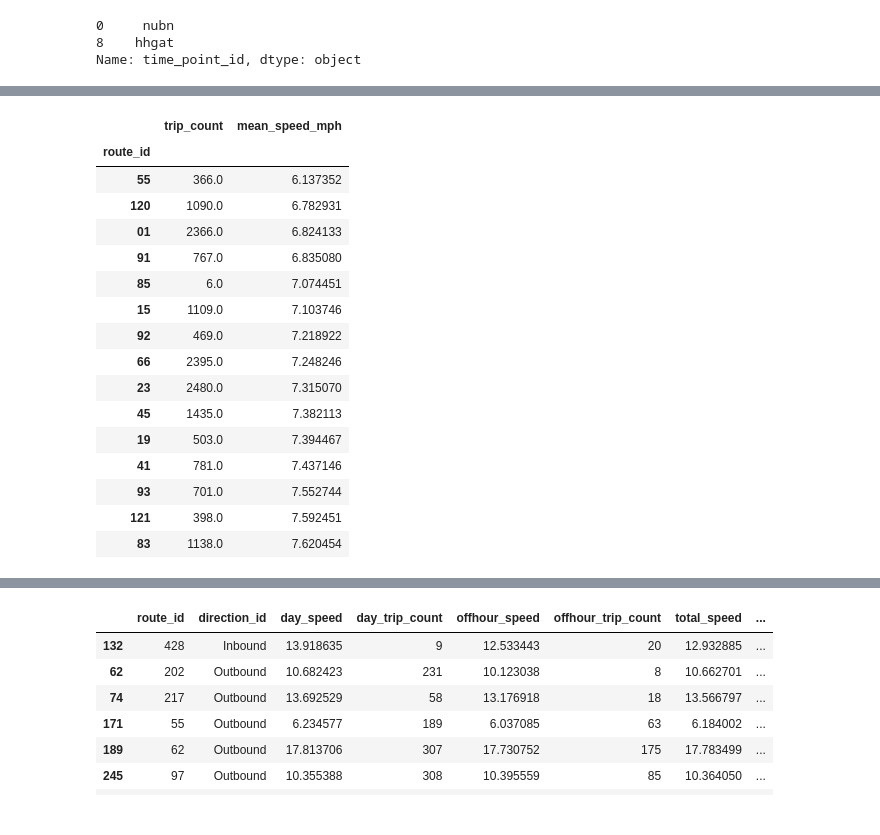
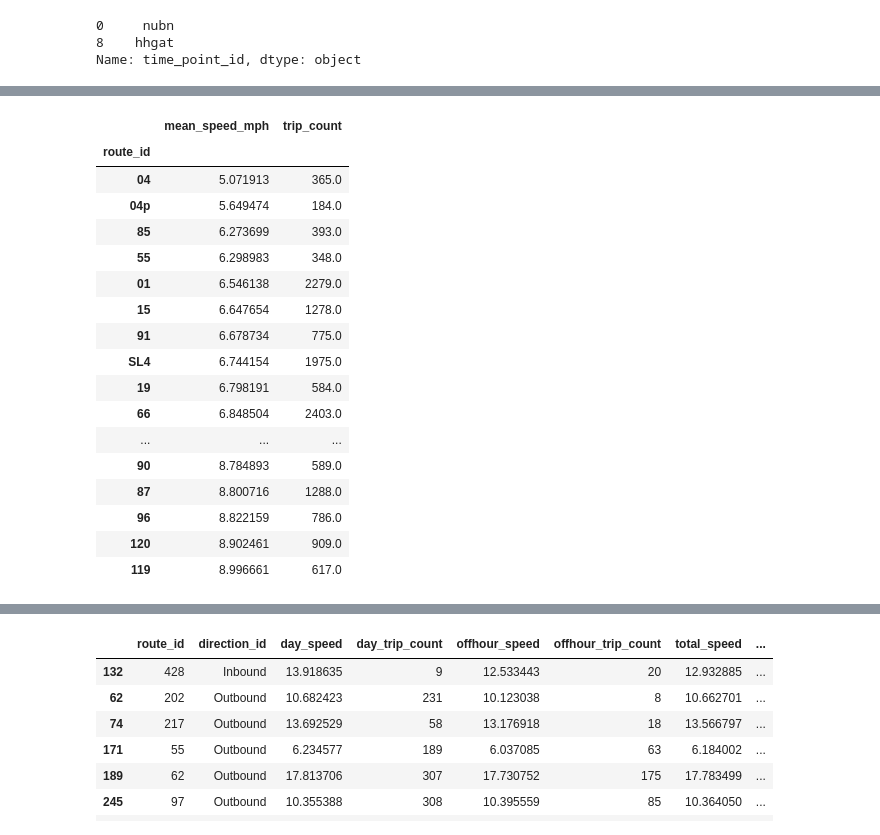
Before and after one commit to transitmatters/bunching-reports, a Jupyter notebook: pokey.ipynb, the cells around one changed output, grey strips where cells are left out. Saved outputs shown, nothing was run; the diff lists cells and outputs as text; code cells hidden in the pictures.

```diff
--- a/pokey.ipynb
+++ b/pokey.ipynb
@@ -160,5 +191,5 @@ def get_rep_trip_id(route_id, dir_id):
 # %%
-all_trips = pd.read_csv("./data/gtfs_archives/20230607/trips.txt")
+all_trips = pd.read_csv("./data/gtfs_archives/20230914/trips.txt")
 def get_shape_id(rep_trip_id):
     trip = all_trips.loc[all_trips.trip_id == rep_trip_id]
     return trip.iloc[0].shape_id
@@ -167,17 +198,42 @@ import numpy as np
 np.seterr(invalid='ignore')
 def get_speed(subset):
     return subset.distance.sum() / subset.actual.sum().total_seconds() * MPH_CONVERT
+# %%
+def get_gtfs_route_id(rid):
+    if rid == 'SL1':
+        return '741'
+    if rid == 'SL2':
+        return '742'
+    if rid == "SL4":
+        return '751'
+    if rid == 'SL5':
+        return '749'
+    if rid == 'CT2':
+        return '747'
+    if rid == 'CT3':
+        return '708'
+    return rid
 # %%
 pokey = []
-for route_id in ['120']:#all_data.route_id.unique():
+for route_id in ['29']:#np.append(all_data.route_id.unique(), ['04a', '04p']):
+    if route_id in ['191','194','192','193']:
+        continue
     perroute = []
     for direction_id in ["Outbound", "Inbound"]:
-        rep_trip_id = get_rep_trip_id(route_id, direction_id)
+        rep_trip_id = get_rep_trip_id(get_gtfs_route_id(route_id), direction_id)
         if not rep_trip_id:
             continue
         shape_id = get_shape_id(rep_trip_id)
         data = all_data.loc[(all_data.route_id == route_id) & (all_data.direction_id == direction_id)]
-        popular = get_timepoints2(data)
+        if route_id == '04a':
+            data = all_data.loc[(all_data.route_id == '04') & (all_data.direction_id == direction_id) & (all_data.actual.dt.hour < 12)]
+        elif route_id == '04p':
+            data = all_data.loc[(all_data.route_id == '04') & (all_data.direction_id == direction_id) & (all_data.actual.dt.hour >= 12)]
+        # popular = get_timepoints2(data)
+        index = 0
+        if route_id == '15' and direction_id == "Outbound":
+            index = 1
+        popular = data.groupby('half_trip_id')[['time_point_id', 'stop_id']].agg(['first','last']).value_counts().reset_index().iloc[index]
         # print(popular)
         # ends = tpts.iloc[[0,-1]].time_point_id
         ends = [popular[('time_point_id', 'first')], popular[('time_point_id','last')]]
@@ -195,6 +251,8 @@ for route_id in ['120']:#all_data.route_id.unique():
         begin = shapely.Point(stop1.stop_lon, stop1.stop_lat)
         end = shapely.Point(stop2.stop_lon, stop2.stop_lat)
         segment = inner_piece(ls, begin, end)
+        if route_id == '120' and direction_id == "Outbound":
+            segment = ls
         dist = geod.geometry_length(segment)
         # print(dist)
         trip_durations['distance'] = dist
@@ -211,6 +269,6 @@ for route_id in ['120']:#all_data.route_id.unique():
         total_count = len(trip_durations)
         # TODO: add total stops/mile
         res = [route_id, direction_id, day_speed, day_count, other_speed, other_count, total_speed, total_count, dist, ends[0], ends[1]]
-        # print(res)
         perroute.append(res)
+        # break
     pokey.extend(perroute)
@@ -275,30 +361,31 @@ fdf
 # %%
 pivoted = fdf.pivot(columns="direction_id", index="route_id")
 pivoted.columns = ['_'.join(col).strip() for col in pivoted.columns.values]
 sum = pivoted.day_trip_count_Outbound + pivoted.day_trip_count_Inbound
-# mean = (pivoted.day_speed_Inbound * pivoted.day_trip_count_Inbound + pivoted.day_speed_Outbound * pivoted.day_trip_count_Outbound) / sum
-mean = (pivoted.day_speed_Inbound + pivoted.day_speed_Outbound) / 2
+mean = (pivoted.day_speed_Inbound * pivoted.day_trip_count_Inbound + pivoted.day_speed_Outbound * pivoted.day_trip_count_Outbound) / sum
+# mean = (pivoted.day_speed_Inbound + pivoted.day_speed_Outbound) / 2
 pivoted['trip_count'] = sum
 pivoted['mean_speed_mph'] = mean
 # pivoted.to_csv("pokey_data_breakdown_pivoted.csv")
 top = pivoted[['trip_count','mean_speed_mph']].sort_values(by='mean_speed_mph')
-# top.to_csv("pokey_day_top.csv")
-top.head(15)
+#top.to_csv("pokey_day_top_oct.csv")
+top[['mean_speed_mph','trip_count']].head(50)
 # %% [output]
-|  | trip_count | mean_speed_mph |
+|  | mean_speed_mph | trip_count |
 | route_id |  |  |
-| 55 | 366.0 | 6.137352 |
-| 120 | 1090.0 | 6.782931 |
-| 01 | 2366.0 | 6.824133 |
-| 91 | 767.0 | 6.835080 |
-| 85 | 6.0 | 7.074451 |
-| 15 | 1109.0 | 7.103746 |
-| 92 | 469.0 | 7.218922 |
-| 66 | 2395.0 | 7.248246 |
-| 23 | 2480.0 | 7.315070 |
-| 45 | 1435.0 | 7.382113 |
-| 19 | 503.0 | 7.394467 |
-| 41 | 781.0 | 7.437146 |
-| 93 | 701.0 | 7.552744 |
-| 121 | 398.0 | 7.592451 |
-| 83 | 1138.0 | 7.620454 |
+| 04 | 5.071913 | 365.0 |
+| 04p | 5.649474 | 184.0 |
+| 85 | 6.273699 | 393.0 |
+| 55 | 6.298983 | 348.0 |
+| 01 | 6.546138 | 2279.0 |
+| 15 | 6.647654 | 1278.0 |
+| 91 | 6.678734 | 775.0 |
+| SL4 | 6.744154 | 1975.0 |
+| 19 | 6.798191 | 584.0 |
+| 66 | 6.848504 | 2403.0 |
+| ... | ... | ... |
+| 90 | 8.784893 | 589.0 |
+| 87 | 8.800716 | 1288.0 |
+| 96 | 8.822159 | 786.0 |
+| 120 | 8.902461 | 909.0 |
+| 119 | 8.996661 | 617.0 |
```
Also changed, not shown: parts of 18 cells of this notebook, 12 other files.
